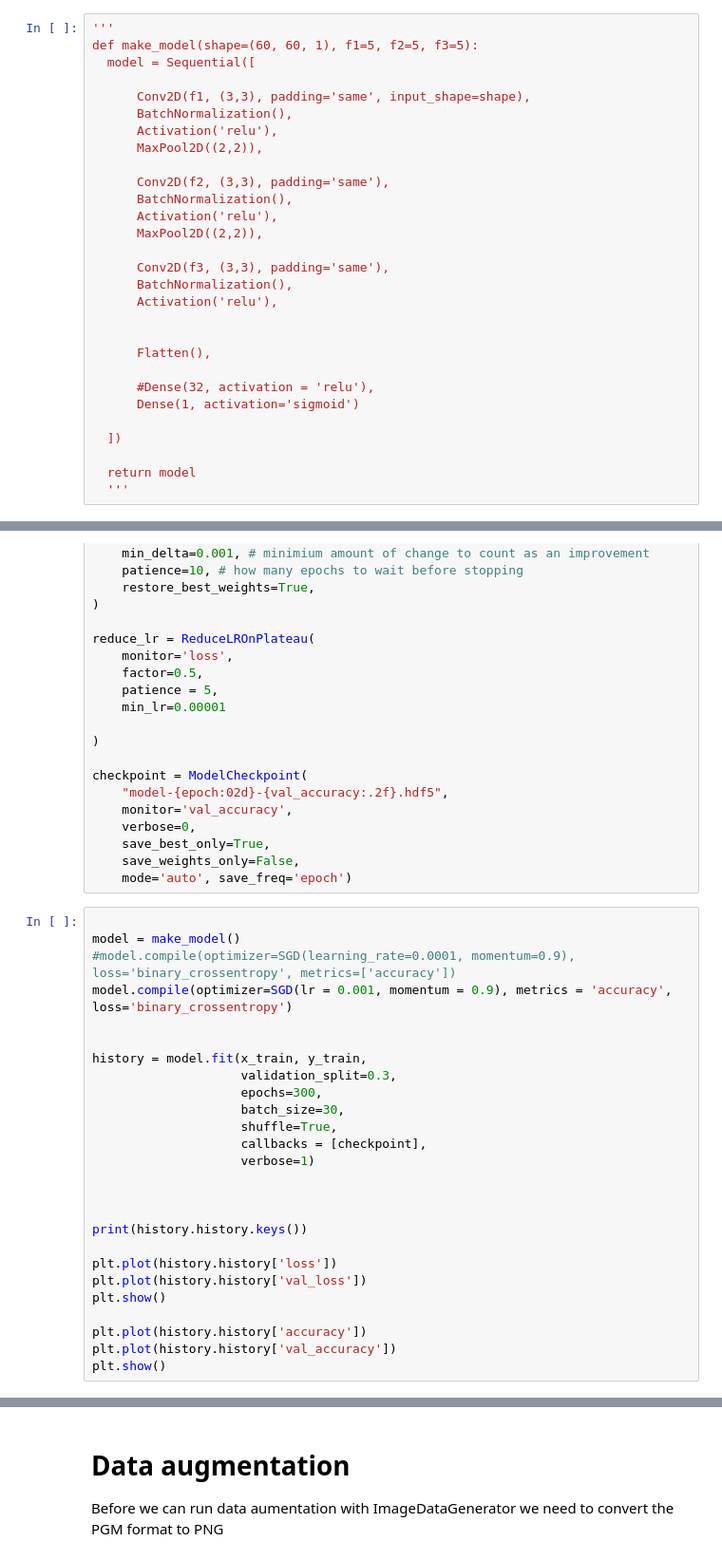
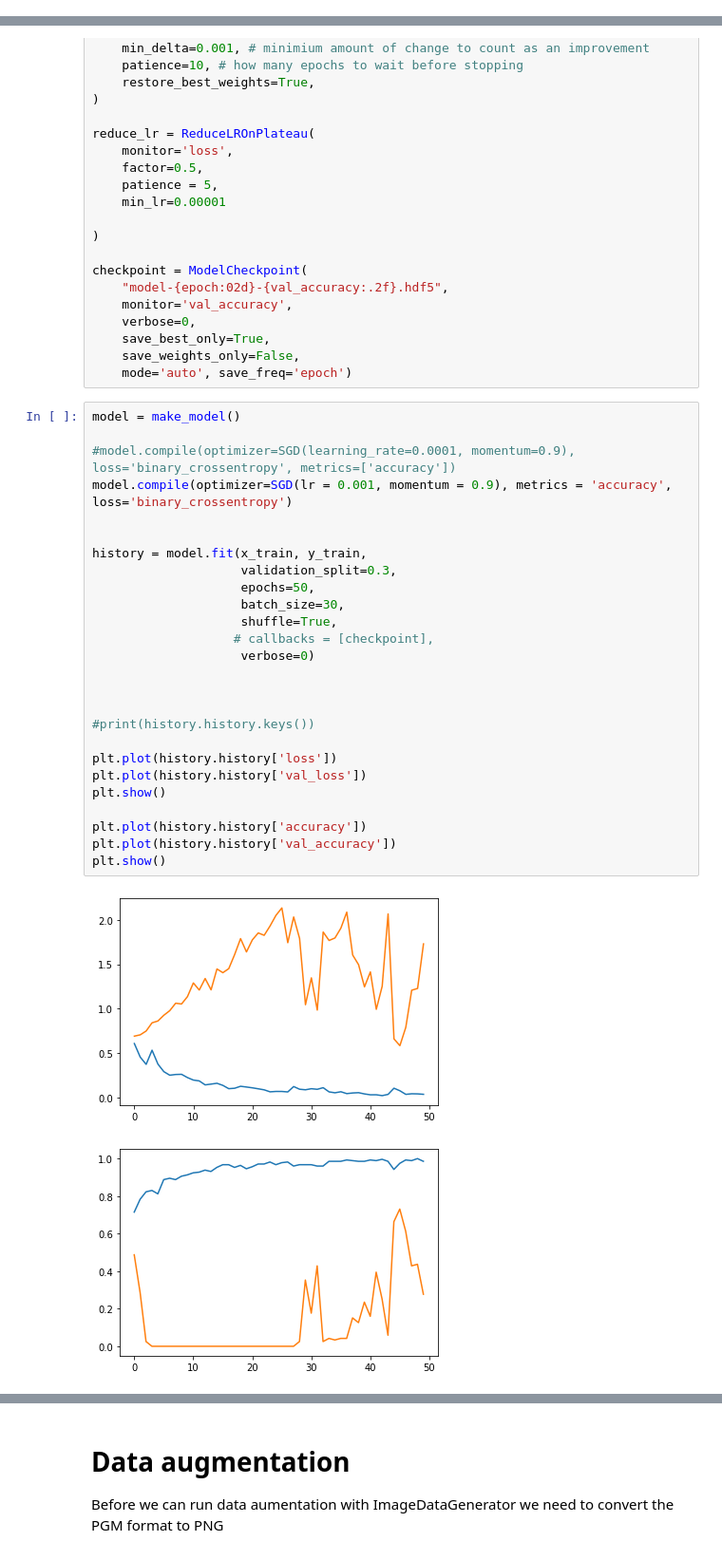
Before and after one commit to federicocampo/CMEPDA-Project, a Jupyter notebook: Copy_of_Lecture11_CNN.ipynb, the cells around one changed output, grey strips where cells are left out. Shown at 95% size. Drawn from its saved outputs; the diff is of its cells as text.

```diff
--- a/Copy_of_Lecture11_CNN.ipynb
+++ b/Copy_of_Lecture11_CNN.ipynb
@@ -127,30 +129 @@ model = make_model()
-# %%
-'''
-def make_model(shape=(60, 60, 1), f1=5, f2=5, f3=5):
-  model = Sequential([
-
-      Conv2D(f1, (3,3), padding='same', input_shape=shape),
-      BatchNormalization(),
-      Activation('relu'),
-      MaxPool2D((2,2)),
-
-      Conv2D(f2, (3,3), padding='same'),
-      BatchNormalization(),
-      Activation('relu'),
-      MaxPool2D((2,2)),
-
-      Conv2D(f3, (3,3), padding='same'),
-      BatchNormalization(),
-      Activation('relu'),
-
-
-      Flatten(),
-
-      #Dense(32, activation = 'relu'),
-      Dense(1, activation='sigmoid')
-
-  ])
-
-  return model
-  '''
 # %%
@@ -182,30 +157,33 @@ checkpoint = ModelCheckpoint(
     save_weights_only=False,
     mode='auto', save_freq='epoch')
 # %%
+model = make_model()
 
-model = make_model()
 #model.compile(optimizer=SGD(learning_rate=0.0001, momentum=0.9), loss='binary_crossentropy', metrics=['accuracy'])
 model.compile(optimizer=SGD(lr = 0.001, momentum = 0.9), metrics = 'accuracy', loss='binary_crossentropy')
 
 
 history = model.fit(x_train, y_train,
                     validation_split=0.3,
-                    epochs=300,
+                    epochs=50,
                     batch_size=30,
                     shuffle=True,
-                    callbacks = [checkpoint],
-                    verbose=1)
+                   # callbacks = [checkpoint],
+                    verbose=0)
 
 
 
-print(history.history.keys())
+#print(history.history.keys())
 
 plt.plot(history.history['loss'])
 plt.plot(history.history['val_loss'])
 plt.show()
 
 plt.plot(history.history['accuracy'])
 plt.plot(history.history['val_accuracy'])
 plt.show()
+# %% [output]
+[figure, added]
+[figure, added]
 # %%
 model.save(os.path.join(PATH, 'model.hdf5'))
```
Also changed, not shown: parts of 21 cells of this notebook.
